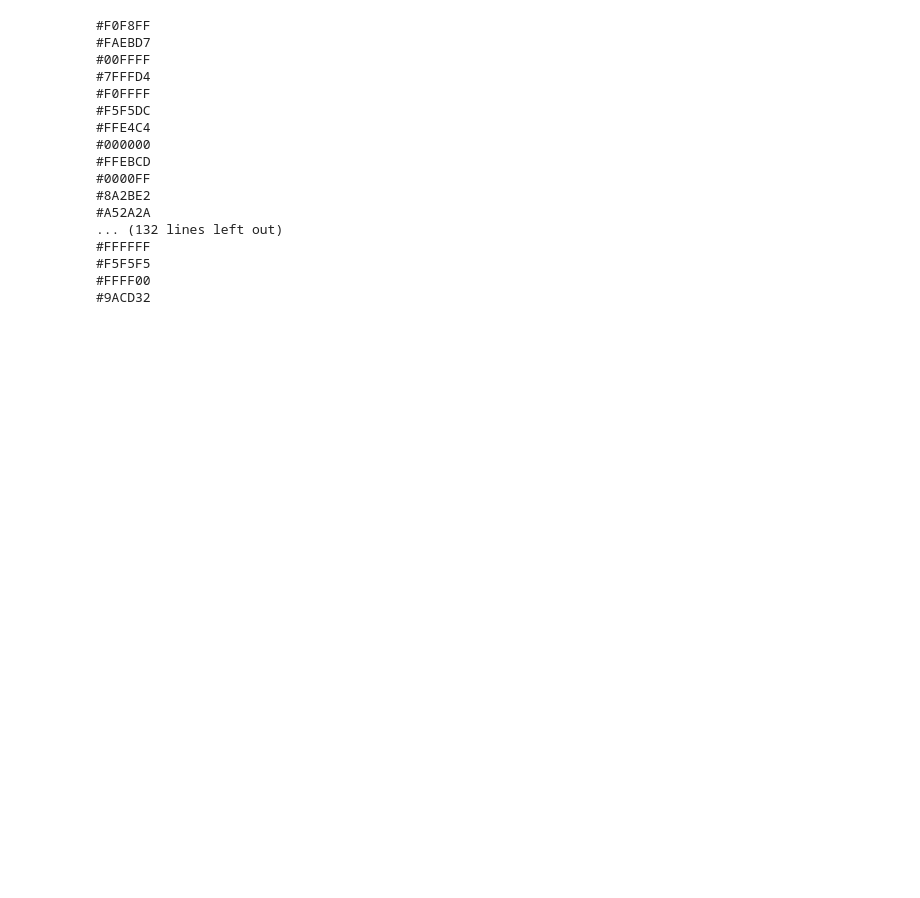
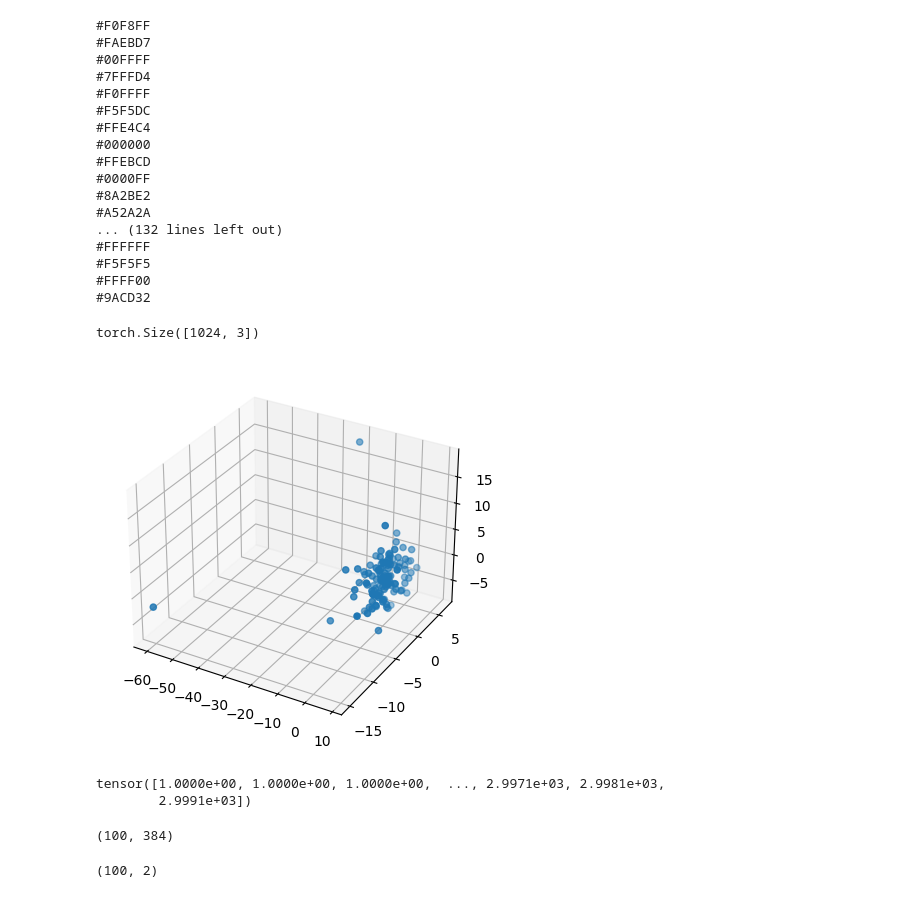
Before and after one commit to nawazishkhan1-nk/NonLinearSSM, a Jupyter notebook: temp..ipynb, the cells around one changed output. Saved outputs shown, nothing was run; the diff lists cells and outputs as text; code cells hidden in the pictures; blank space fills up the shorter version.

```diff
--- a/temp..ipynb
+++ b/temp..ipynb
@@ -78,3 +78,53 @@ for x in mcolors.CSS4_COLORS.values():
 #F5F5F5
 #FFFF00
 #9ACD32
+# %%
+from torch.distributions.multivariate_normal import MultivariateNormal as MVN
+import torch
+import matplotlib.pyplot as plt
+import numpy as np
+d = 3
+M = 1024
+
+# mean = torch.from_numpy(np.load('mean.npy'))
+mean = mean = torch.ones(d*M) * 0
+covariance = torch.from_numpy(np.load('cov.npy'))
+# diag = torch.from_numpy(np.array(list(range(2700,3000)))) + 0.1
+# diag = torch.concat([torch.ones(2700),diag])
+# covariance = torch.diag(diag)
+mvn = MVN(mean, covariance)
+
+sample = mvn.sample().reshape((M,d))
+print(sample.shape)
+
+# M = int(sample.shape[1]//3)
+# sample = sample.reshape((-1, 3))
+
+
+fig = plt.figure()
+ax = fig.add_subplot(projection='3d')
+
+ax.scatter(sample[:,0], sample[:,1], sample[:,2])
+plt.show()
+
+
+# d = 2
+# M = 100
+
+# mean = torch.zeros(d*M)
+# covariance = torch.eye(d*M)*10
+
+# mvn = MVN(mean, covariance)
+
+# sample = mvn.sample().reshape((M,d))
+# plt.figure()
+# plt.scatter(sample[:,0],sample[:,1])
+# plt.show()
+# %% [output]
+torch.Size([1024, 3])
+[figure, added]
+# %%
+diag
+# %% [output]
+tensor([1.0000e+00, 1.0000e+00, 1.0000e+00,  ..., 2.9971e+03, 2.9981e+03,
+        2.9991e+03])
@@ -80,0 +144,13 @@ for x in mcolors.CSS4_COLORS.values():
+# %%
+x = np.random.rand(N, M, d)
+y = y = x.reshape((N, -1))
+y.shape
+# %% [output]
+(100, 384)
+# %%
+from sklearn.decomposition import PCA
+pca_samp = PCA(n_components=2).fit(z)
+t = pca_samp.transform(z)
+t.shape
+# %% [output]
+(100, 2)
```
Also changed, not shown: parts of 20 cells of this notebook, 20 other files.
